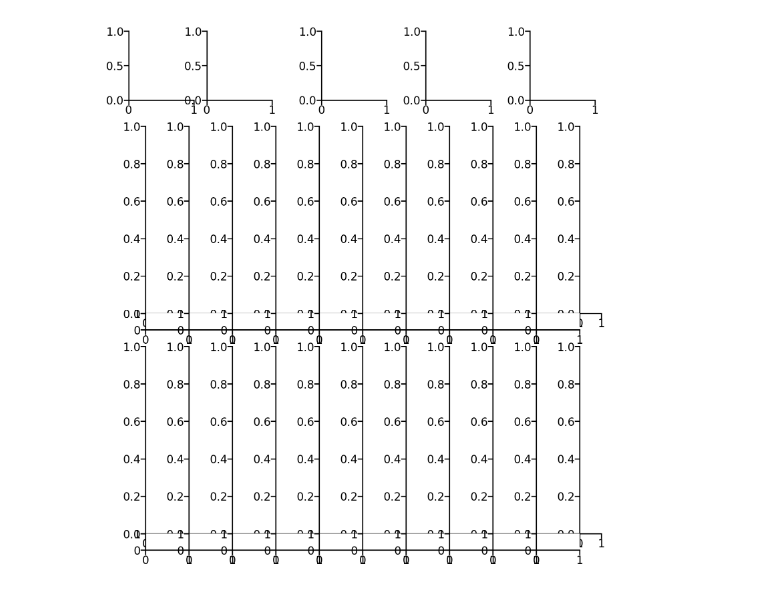
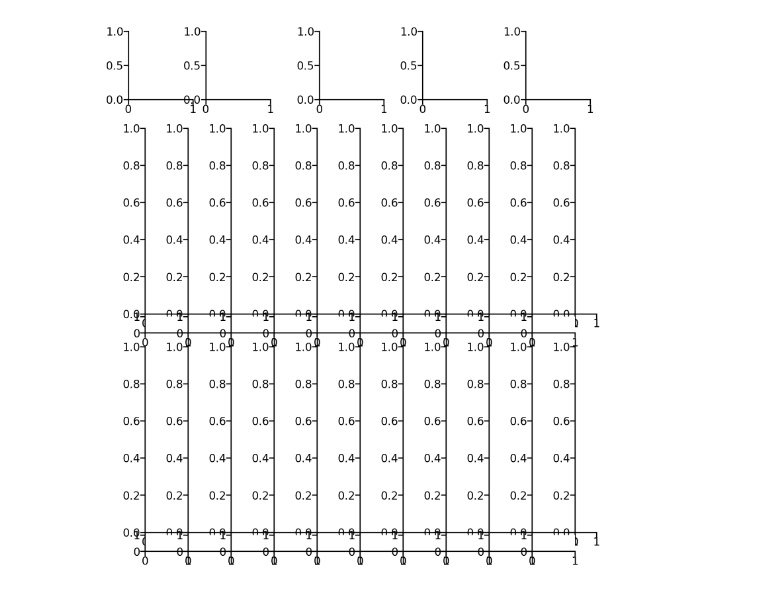
Before and after one commit to yyhhoi/directionalnet, a Jupyter notebook: Check_tempotron_ALLdirections.ipynb, the cells around one changed output. Drawn from its saved outputs; the diff is of its cells as text; code cells hidden in the pictures.

```diff
--- a/Check_tempotron_ALLdirections.ipynb
+++ b/Check_tempotron_ALLdirections.ipynb
@@ -46,38 +44,39 @@ train_xshift = 0.030
 test_xshift = -0.020
 
 # Raster plots
 ax_h2 = 2/5
 ax_w2 = 1/12  # 0.5/10.5 for 1d weights
-hgap2 = 0.02
+hgap2 = 0.03
 wgap2 = 0
 ras_x_shift = 0.1
 
 # Child plots in the raster plots
-trace_h = ax_h2 / 10
+trace_h = 0.03
+trace_hshift = 0.01
 w1d_w = 0.5/12
 
 fig = plt.figure()
 ax_trainScheme = fig.add_axes([ax_w1 * 0 + wgap1/2 + train_xshift, 1 - ax_h1 * 1 + hgap1/2, ax_w1 - wgap1, ax_h1 - hgap1])
 ax_testScheme = fig.add_axes([ax_w1 * 1 + wgap1/2 + test_xshift, 1 - ax_h1 * 1 + hgap1/2, ax_w1 - wgap1, ax_h1 - hgap1])
 ax_acc = fig.add_axes([ax_w1 * 2 + wgap1/2, 1 - ax_h1 * 1 + hgap1/2, ax_w1 - wgap1, ax_h1 - hgap1])
 ax_exW2D = fig.add_axes([ax_w1 * 3 + wgap1/2, 1 - ax_h1 * 1 + hgap1/2, ax_w1 - wgap1, ax_h1 - hgap1])
 ax_inW2D = fig.add_axes([ax_w1 * 4 + wgap1/2, 1 - ax_h1 * 1 + hgap1/2, ax_w1 - wgap1, ax_h1 - hgap1])
 
 ax_inRas180 = [fig.add_axes([ax_w2 * i + ras_x_shift, 1 - ax_h1 - ax_h2 * 1 + trace_h + hgap2/2, ax_w2, ax_h2 - hgap2 - trace_h]) for i in range(10)]
 ax_exRas180 = [fig.add_axes([ax_w2 * i + ras_x_shift, 1 - ax_h1 - ax_h2 * 2 + trace_h + hgap2/2, ax_w2, ax_h2 - hgap2 - trace_h]) for i in range(10)]
 
 ax_inRasW1d = fig.add_axes([ax_w2 * 10 + ras_x_shift, 1 - ax_h1 - ax_h2 * 1 + trace_h + hgap2/2, w1d_w, ax_h2 - hgap2 - trace_h])
 ax_exRasW1d = fig.add_axes([ax_w2 * 10 + ras_x_shift, 1 - ax_h1 - ax_h2 * 2 + trace_h + hgap2/2, w1d_w, ax_h2 - hgap2 - trace_h])
 
-ax_inRasTrace = [fig.add_axes([ax_w2 * i + ras_x_shift, 1 - ax_h1 - ax_h2 * 1 + hgap2, ax_w2, trace_h - hgap2/2]) for i in range(10)]
-ax_exRasTrace = [fig.add_axes([ax_w2 * i + ras_x_shift, 1 - ax_h1 - ax_h2 * 2 + hgap2, ax_w2, trace_h - hgap2/2]) for i in range(10)]
+ax_inRasTrace = [fig.add_axes([ax_w2 * i + ras_x_shift, 1 - ax_h1 - ax_h2 * 1 + trace_hshift, ax_w2, trace_h]) for i in range(10)]
+ax_exRasTrace = [fig.add_axes([ax_w2 * i + ras_x_shift, 1 - ax_h1 - ax_h2 * 2 + trace_hshift, ax_w2, trace_h]) for i in range(10)]
 
 ax_exinW2D = [ax_exW2D, ax_inW2D]
 ax_exinRas = [ax_exRas180, ax_inRas180]
 ax_exinRasTrace = [ax_exRasTrace, ax_inRasTrace]
 ax_exinRasW1d = [ax_exRasW1d, ax_inRasW1d]
 # %% [output]
-[figure, old version]
+[figure, new version]
 # %%
 def plot_tempotron_traces(axRas, axTrace, axW1d, N, X, Y, Y_pred, temNw, all_nidx, yytun1d, kout_all, tspout_all, val2cmap, traj_deg, exintag):
 
```
Also changed, not shown: parts of 3 cells of this notebook, 6 other files.
